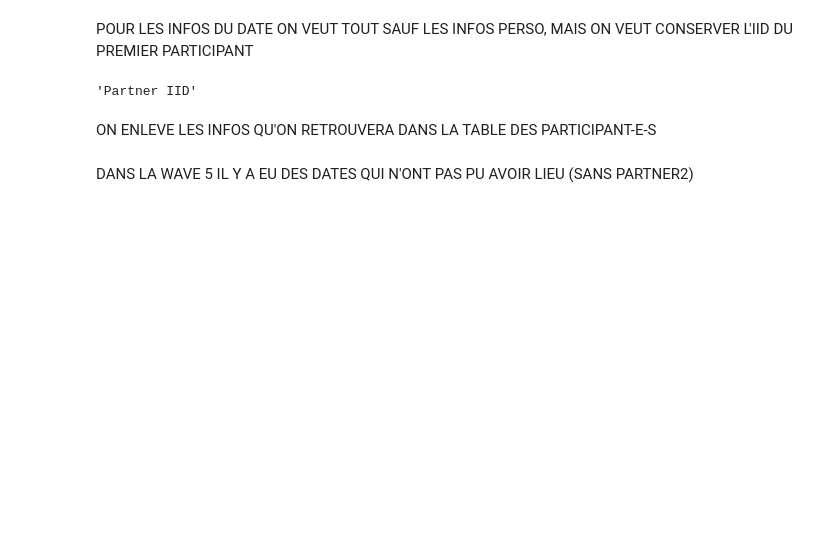
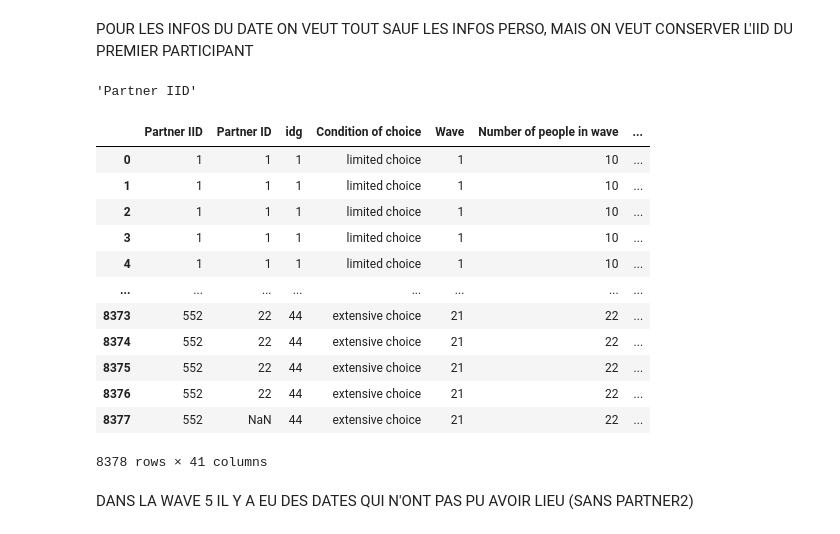
Before and after one commit to charlesmitt/Speed-Dating, a Jupyter notebook: tinder.ipynb, the cells around one changed output. Saved outputs shown, nothing was run; the diff lists cells and outputs as text; code cells hidden in the pictures; blank space fills up the shorter version.

```diff
--- a/tinder.ipynb
+++ b/tinder.ipynb
@@ -385,6 +487,4 @@ cols_infos_partner.pop(0)
 'Partner IID'
 # %%
 df_date=df.drop(cols_infos_partner, axis=1)
-# %% [markdown]
-ON ENLEVE LES INFOS QU'ON RETROUVERA DANS LA TABLE DES PARTICIPANT-E-S
 # %%
@@ -392,5 +492,19 @@ cols_infos_date_a_supprimer = ['Partner2 Age','Partner2 Race']
 # %%
-df_date=df_date.drop(cols_infos_date_a_supprimer,axis=1)
+df_date.drop(columns=cols_infos_date_a_supprimer,axis=1)
+# %% [output]
+|  | Partner IID | Partner ID | idg | Condition of choice | Wave | Number of people in wave | ... |
+| 0 | 1 | 1 | 1 | limited choice | 1 | 10 | ... |
+| 1 | 1 | 1 | 1 | limited choice | 1 | 10 | ... |
+| 2 | 1 | 1 | 1 | limited choice | 1 | 10 | ... |
+| 3 | 1 | 1 | 1 | limited choice | 1 | 10 | ... |
+| 4 | 1 | 1 | 1 | limited choice | 1 | 10 | ... |
+| ... | ... | ... | ... | ... | ... | ... | ... |
+| 8373 | 552 | 22 | 44 | extensive choice | 21 | 22 | ... |
+| 8374 | 552 | 22 | 44 | extensive choice | 21 | 22 | ... |
+| 8375 | 552 | 22 | 44 | extensive choice | 21 | 22 | ... |
+| 8376 | 552 | 22 | 44 | extensive choice | 21 | 22 | ... |
+| 8377 | 552 | NaN | 44 | extensive choice | 21 | 22 | ... |
+8378 rows × 41 columns
 # %% [markdown]
 DANS LA WAVE 5 IL Y A EU DES DATES QUI N'ONT PAS PU AVOIR LIEU (SANS PARTNER2)
 # %%
```
Also changed, not shown: parts of 45 cells of this notebook, 4 other files.
